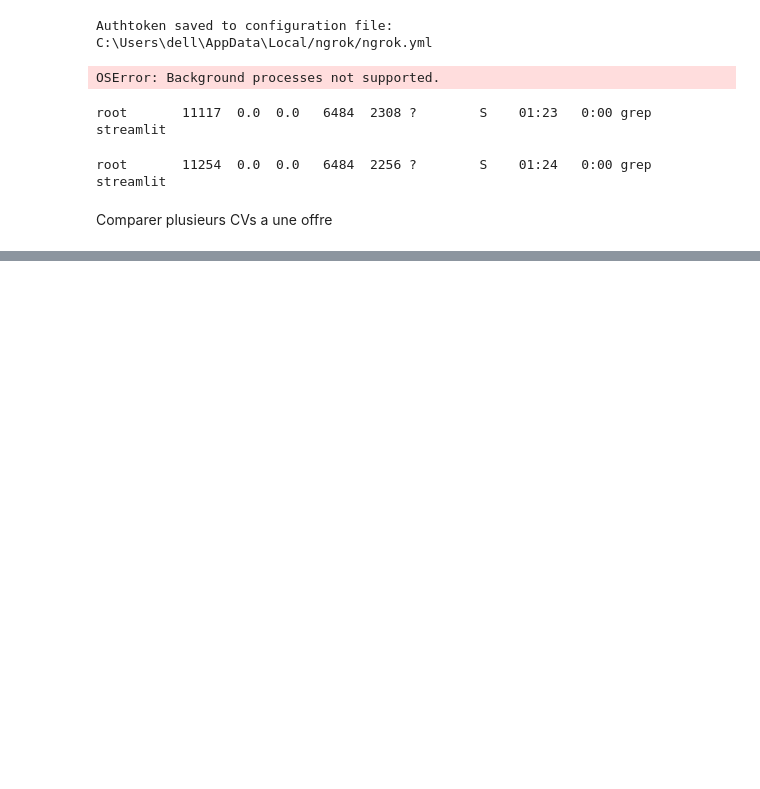
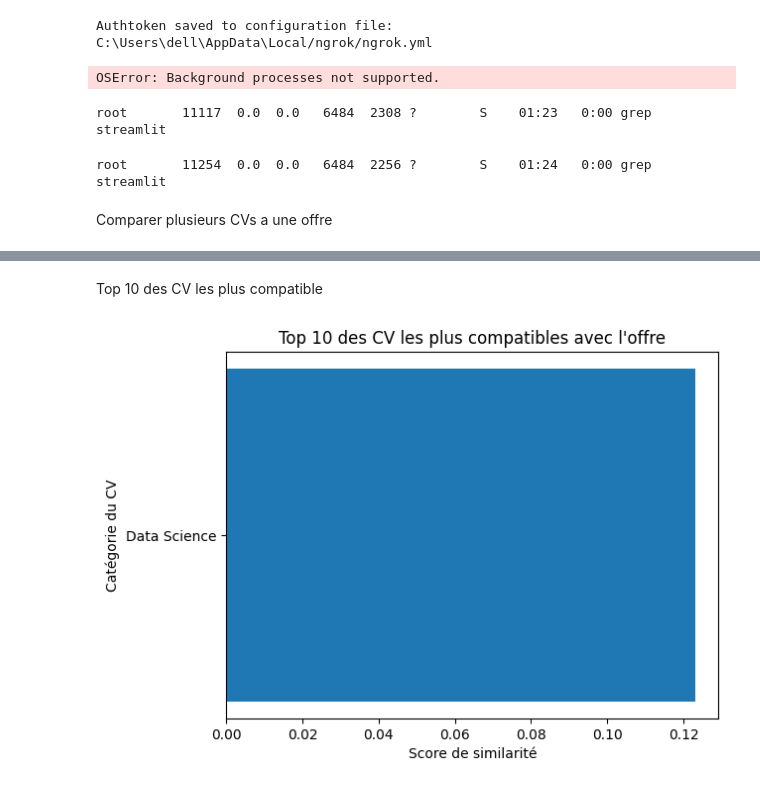
Before and after one commit to sixtinedeluget/Projet-MARS, a Jupyter notebook: test_nassima/AI_Based_Resume_Classifier_and_Job_Matching_System.ipynb, the cells around one changed output, grey strips where cells are left out. Cells and saved outputs as stored; diff of their text form; code cells hidden in the pictures; blank space fills up the shorter version.

```diff
--- a/test_nassima/AI_Based_Resume_Classifier_and_Job_Matching_System.ipynb
+++ b/test_nassima/AI_Based_Resume_Classifier_and_Job_Matching_System.ipynb
@@ -357,0 +396,8 @@ Comparer plusieurs CVs a une offre
+# %%
+job_description = """
+Stage Data Scientist / Data Analyst
+Analyse de donnees, machine learning, Python, statistiques, visualisation,
+travail sur des donnees clients et dashboards.
+"""
+
+clean_job = clean_text(job_description)
@@ -357,0 +406,10 @@ Comparer plusieurs CVs a une offre
+# %%
+from sklearn.feature_extraction.text import TfidfVectorizer
+
+vectorizer = TfidfVectorizer()
+X = vectorizer.fit_transform(df["clean_resume"].tolist() + [clean_job])
+# %%
+from sklearn.metrics.pairwise import cosine_similarity
+
+similarities = cosine_similarity(X[:-1], X[-1])
+df["similarity"] = similarities
@@ -357,0 +418,3 @@ Comparer plusieurs CVs a une offre
+# %%
+df_sorted = df.sort_values(by="similarity", ascending=False)
+df_sorted[["Category", "similarity"]].head(10)
@@ -357,0 +433,16 @@ Comparer plusieurs CVs a une offre
+# %% [markdown]
+Top 10 des CV les plus compatible
+# %%
+import matplotlib.pyplot as plt
+
+top10 = df_sorted[["Category", "similarity"]].head(10)
+
+plt.figure()
+plt.barh(top10["Category"], top10["similarity"])
+plt.xlabel("Score de similarité")
+plt.ylabel("Catégorie du CV")
+plt.title("Top 10 des CV les plus compatibles avec l'offre")
+plt.gca().invert_yaxis()   # le meilleur en haut
+plt.show()
+# %% [output]
+[figure, added]
```
Also changed, not shown: parts of 10 cells of this notebook.
